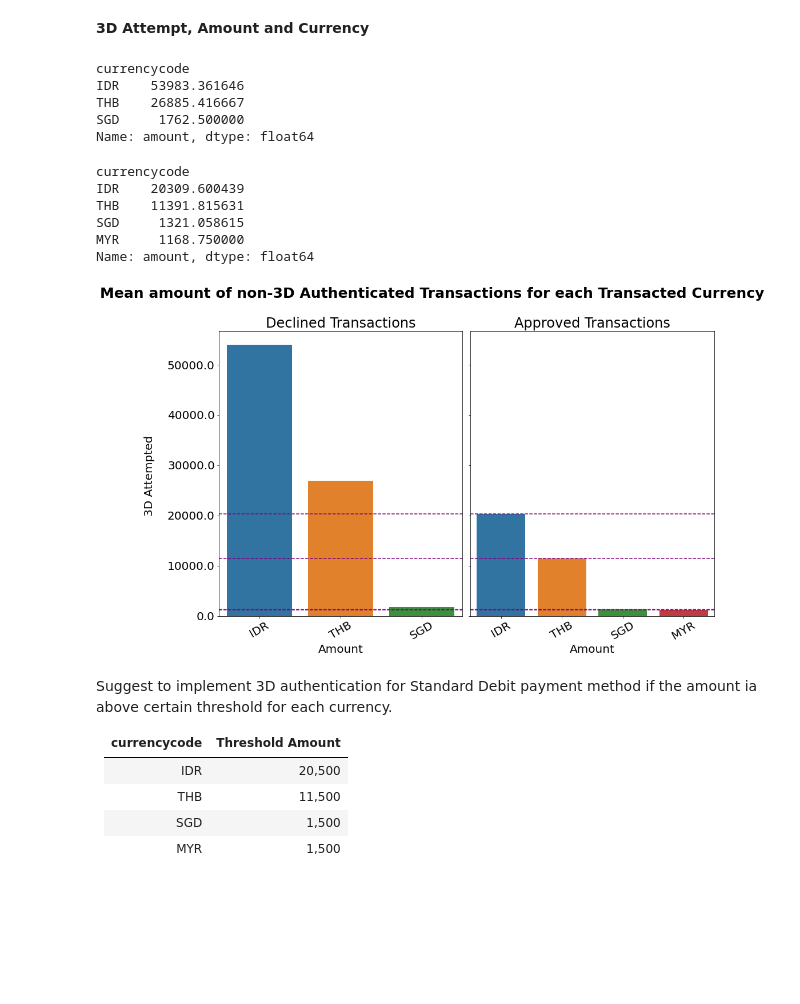
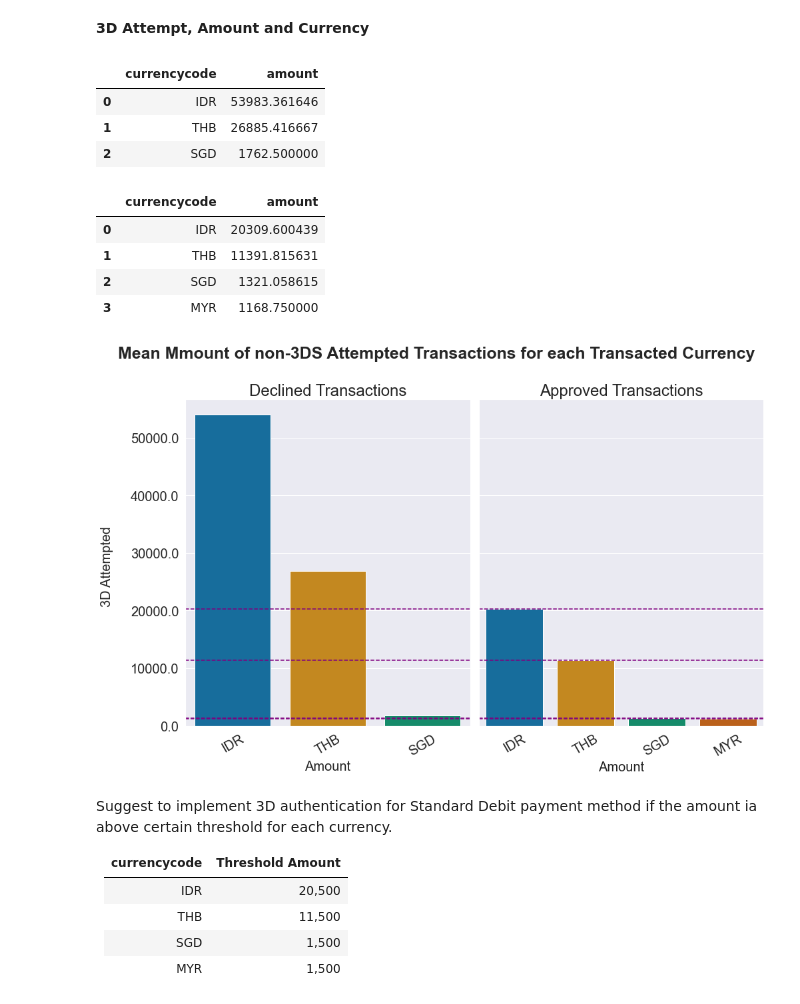
Before and after one commit to ngjance/increase_payment_authorization_rate, a Jupyter notebook: improve_authorization_rate.ipynb, the cells around one changed output. Saved outputs shown, nothing was run; the diff lists cells and outputs as text; code cells hidden in the pictures; blank space fills up the shorter version.

```diff
--- a/improve_authorization_rate.ipynb
+++ b/improve_authorization_rate.ipynb
@@ -236,6 +236,8 @@ gr.head()
 | 2 | DECLINED | 2.982468 |
 | 3 | NOT_3D_AUTHENTICATED | 0.423154 |
 | 4 | CVC_DECLINED | 0.112400 |
+# %%
+sns.set_theme(palette='colorblind')
 # %%
 fig, ax = plt.subplots(figsize=(12,6))
 sns.barplot(gr['genericresponse'], gr['%'])
@@ -891,25 +893,23 @@ Hence, suggest to implement 3D authentication for Standard Debit payment method.
 df_train1[(df_train1['genericresponse_DECLINED']==1)&\
     (df_train1['paymentmethod']=='standarddebit')&
     (df_train1['threedattempt']=='No')\
-   ].groupby('currencycode')['amount'].mean().sort_values(ascending = False)
+   ].groupby('currencycode')['amount'].mean().sort_values(ascending = False).reset_index()
 # %% [output]
-currencycode
-IDR    53983.361646
-THB    26885.416667
-SGD     1762.500000
-Name: amount, dtype: float64
+|  | currencycode | amount |
+| 0 | IDR | 53983.361646 |
+| 1 | THB | 26885.416667 |
+| 2 | SGD | 1762.500000 |
 # %%
 df_train1[(df_train1['genericresponse_APPROVED']==1)&\
     (df_train1['paymentmethod']=='standarddebit')&
     (df_train1['threedattempt']=='No')\
-   ].groupby('currencycode')['amount'].mean().sort_values(ascending = False)
+   ].groupby('currencycode')['amount'].mean().sort_values(ascending = False).reset_index()
 # %% [output]
-currencycode
-IDR    20309.600439
-THB    11391.815631
-SGD     1321.058615
-MYR     1168.750000
-Name: amount, dtype: float64
+|  | currencycode | amount |
+| 0 | IDR | 20309.600439 |
+| 1 | THB | 11391.815631 |
+| 2 | SGD | 1321.058615 |
+| 3 | MYR | 1168.750000 |
 # %%
 nr_rows = 1
 nr_cols = 2
@@ -926,35 +926,35 @@ ax1=df_train1[(df_train1['genericresponse_APPROVED']==1)&\
     (df_train1['threedattempt']=='No')\
    ].groupby('currencycode')['amount'].mean().sort_values(ascending = False)
 
 sns.barplot(ax=axs[0], x=ax.index, y=ax.values)
 axs[0].set_title('Declined Transactions',size=24)
 axs[0].set_xticklabels(labels=['IDR','THB','SGD'],size=20, rotation=30)
 axs[0].set_xlabel('Amount', size=20)
 axs[0].set_yticklabels(axs[0].get_yticks(),size=20)
 axs[0].set(ylabel=None)
 axs[0].axhline(y=20309.600439, color = 'purple', linestyle='dashed')
 axs[0].axhline(y=11391.815631, color='purple', linestyle='dashed')
 axs[0].axhline(y=1321.058615, color='purple', linestyle='dashed')
 axs[0].axhline(y=1168.75, color='purple', linestyle='dashed')
 
 sns.barplot(ax=axs[1], x=ax1.index, y=ax1.values)
 axs[1].set_title('Approved Transactions',size= 24)
 axs[1].set_xticklabels(labels=['IDR','THB','SGD','MYR'],size=20, rotation=30)
 axs[1].set_xlabel('Amount', size=20)
 axs[1].set(ylabel=None)
 axs[1].axhline(y=20309.600439, color = 'purple', linestyle='dashed')
 axs[1].axhline(y=11391.815631, color='purple', linestyle='dashed')
 axs[1].axhline(y=1321.058615, color='purple', linestyle='dashed')
 axs[1].axhline(y=1168.75, color='purple', linestyle='dashed')
 
-fig.suptitle('Mean amount of non-3D Authenticated Transactions \
+fig.suptitle('Mean Mmount of non-3DS Attempted Transactions \
 for each Transacted Currency',size=25, fontweight='bold', y=1.01)
 fig.supylabel('3D Attempted', size=20, x=0)
 
 plt.tight_layout()
 plt.show()
 # %% [output]
-[figure, old version]
+[figure, new version]
 # %% [markdown]
 Suggest to implement 3D authentication for Standard Debit payment method if the amount ia above certain threshold for each currency.
 
```
Also changed, not shown: parts of 26 cells of this notebook, 1 other file.
